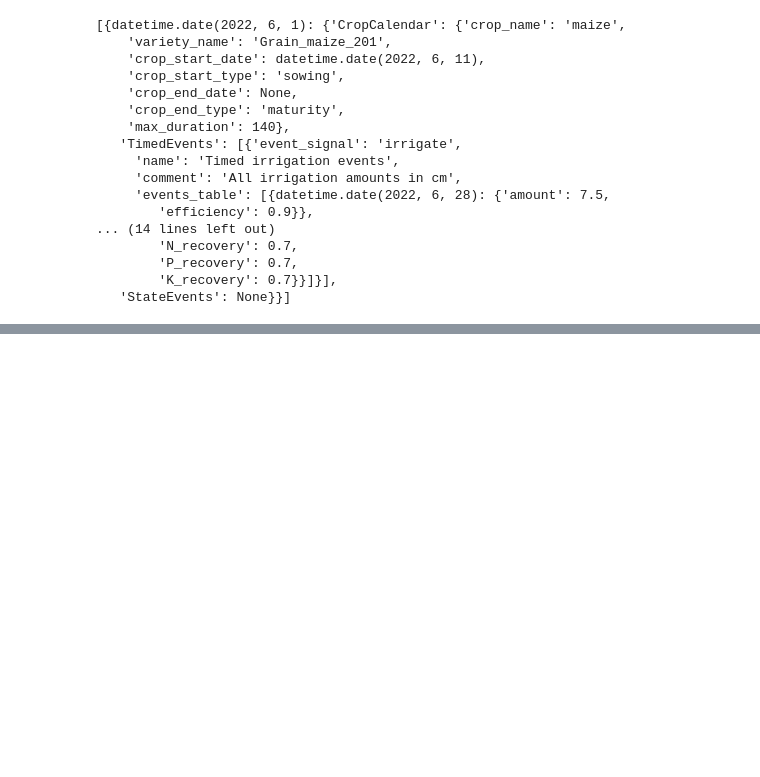
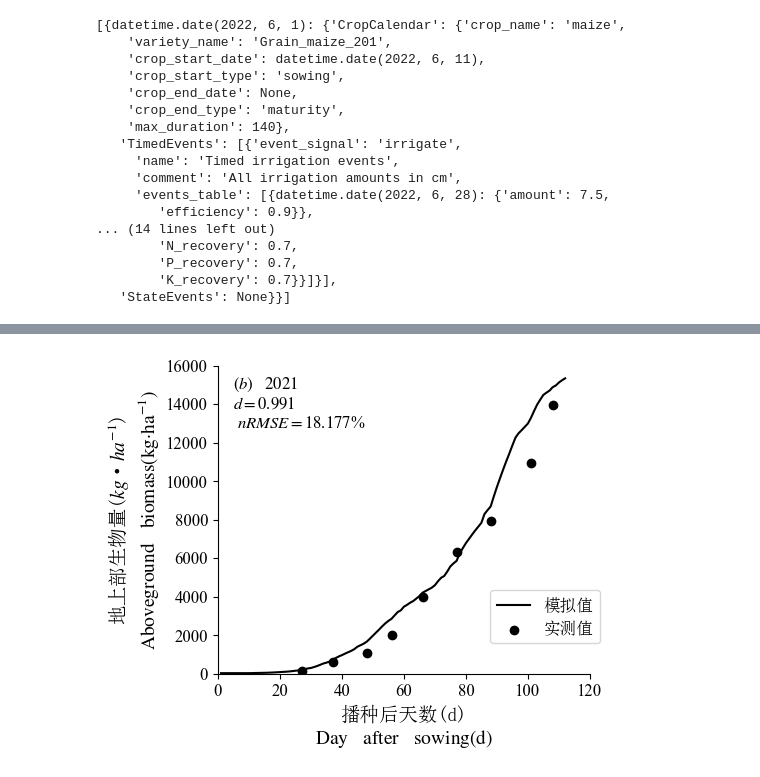
Before and after one commit to cleanhun13/myWofost, a Jupyter notebook: Wofost_opt.ipynb, the cells around one changed output, grey strips where cells are left out. Cells and saved outputs as stored; diff of their text form; code cells hidden in the pictures; blank space fills up the shorter version.

```diff
--- a/Wofost_opt.ipynb
+++ b/Wofost_opt.ipynb
@@ -203,2 +301,21 @@ result[1]
+# %%
+df_obs = draw_data[["doy", "TAGP_obs"]]
+df_obs = df_obs.dropna(axis=0, how="any")
+# 计算一致性
+frac = np.sum((draw_data.TAGP - df_obs.TAGP_obs)**2)
+divid = np.sum((np.abs(draw_data.TAGP - draw_data.TAGP.mean()) + np.abs(df_obs.TAGP_obs - df_obs.TAGP_obs.mean()))**2)
+d = 1 - frac / divid
+# 计算RMSE
+RMSE = (draw_data.TAGP - df_obs.TAGP_obs)**2
+RMSE = np.sqrt(np.mean(RMSE))
+nRMSE = RMSE / np.mean(df_obs.TAGP_obs) * 100
+# %%
+my_text = "$(b)\quad2021$\n$d = %.3f$ \n $nRMSE = %.3f$%%" % (d, nRMSE)
+y_label = "地上部生物量($kg$·$ha^{-1}$)\n$\mathrm{Aboveground \quad biomass(kg·ha^{-1})}$"
+xlim = (0, 120)
+ylim = (0, 16000)
+draw_demo(draw_data.doy, draw_data.TAGP, df_obs.doy, df_obs.TAGP_obs, xlim, ylim, path_save="./img/opt/ZDN180TAGP2021.svg", param_name=y_label, text=my_text)
+# %% [output]
+[figure, added]
 # %%
 # %% [output]
```
Also changed, not shown: parts of 23 cells of this notebook, 20 other files.
